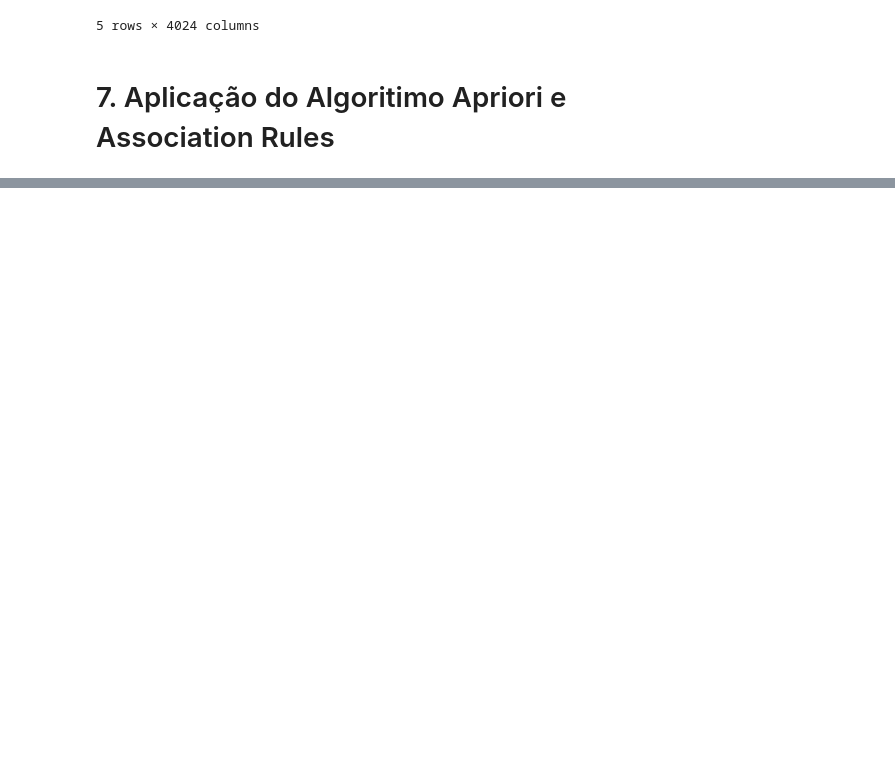
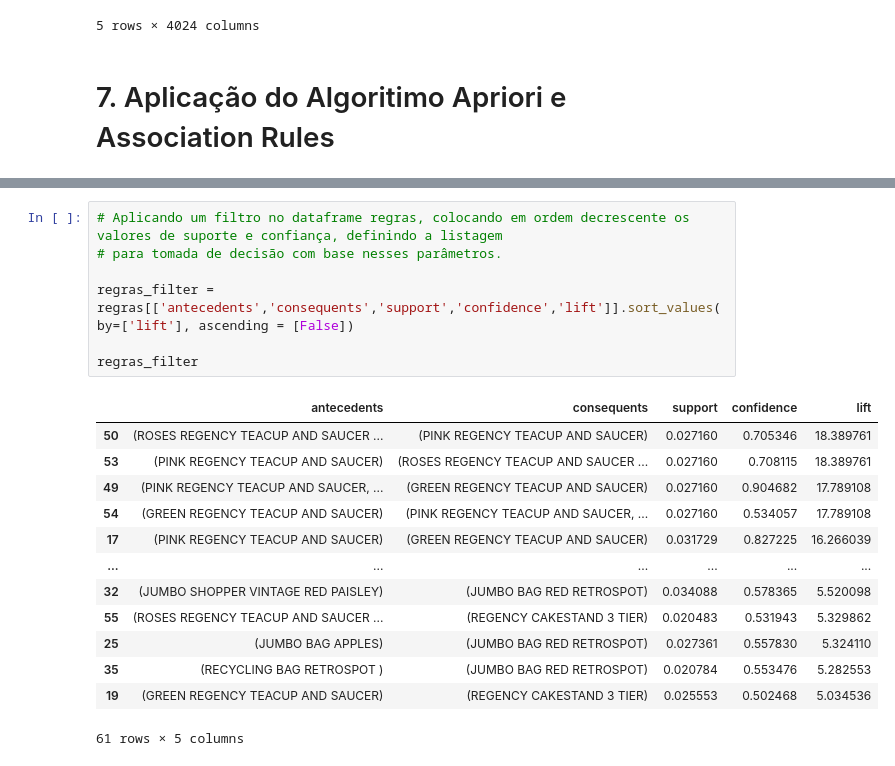
Before and after one commit to DSRodrigoA/DSRodrigoA, a Jupyter notebook: mba.ipynb, the cells around one changed output, grey strips where cells are left out. Saved outputs shown, nothing was run; the diff lists cells and outputs as text; blank space fills up the shorter version.

```diff
--- a/mba.ipynb
+++ b/mba.ipynb
@@ -514,0 +552,21 @@ regras
+# %%
+# Aplicando um filtro no dataframe regras, colocando em ordem decrescente os valores de suporte e confiança, definindo a listagem
+# para tomada de decisão com base nesses parâmetros.
+
+regras_filter = regras[['antecedents','consequents','support','confidence','lift']].sort_values(by=['lift'], ascending = [False])
+
+regras_filter
+# %% [output]
+|  | antecedents | consequents | support | confidence | lift |
+| 50 | (ROSES REGENCY TEACUP AND SAUCER ... | (PINK REGENCY TEACUP AND SAUCER) | 0.027160 | 0.705346 | 18.389761 |
+| 53 | (PINK REGENCY TEACUP AND SAUCER) | (ROSES REGENCY TEACUP AND SAUCER ... | 0.027160 | 0.708115 | 18.389761 |
+| 49 | (PINK REGENCY TEACUP AND SAUCER, ... | (GREEN REGENCY TEACUP AND SAUCER) | 0.027160 | 0.904682 | 17.789108 |
+| 54 | (GREEN REGENCY TEACUP AND SAUCER) | (PINK REGENCY TEACUP AND SAUCER, ... | 0.027160 | 0.534057 | 17.789108 |
+| 17 | (PINK REGENCY TEACUP AND SAUCER) | (GREEN REGENCY TEACUP AND SAUCER) | 0.031729 | 0.827225 | 16.266039 |
+| ... | ... | ... | ... | ... | ... |
+| 32 | (JUMBO SHOPPER VINTAGE RED PAISLEY) | (JUMBO BAG RED RETROSPOT) | 0.034088 | 0.578365 | 5.520098 |
+| 55 | (ROSES REGENCY TEACUP AND SAUCER ... | (REGENCY CAKESTAND 3 TIER) | 0.020483 | 0.531943 | 5.329862 |
+| 25 | (JUMBO BAG APPLES) | (JUMBO BAG RED RETROSPOT) | 0.027361 | 0.557830 | 5.324110 |
+| 35 | (RECYCLING BAG RETROSPOT ) | (JUMBO BAG RED RETROSPOT) | 0.020784 | 0.553476 | 5.282553 |
+| 19 | (GREEN REGENCY TEACUP AND SAUCER) | (REGENCY CAKESTAND 3 TIER) | 0.025553 | 0.502468 | 5.034536 |
+61 rows × 5 columns
```
Also changed, not shown: parts of 13 cells of this notebook.
